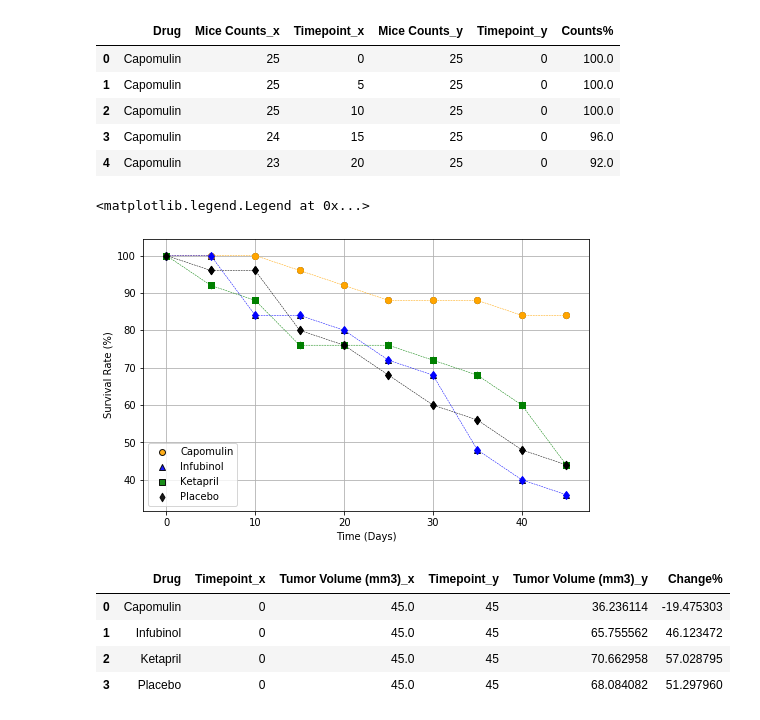
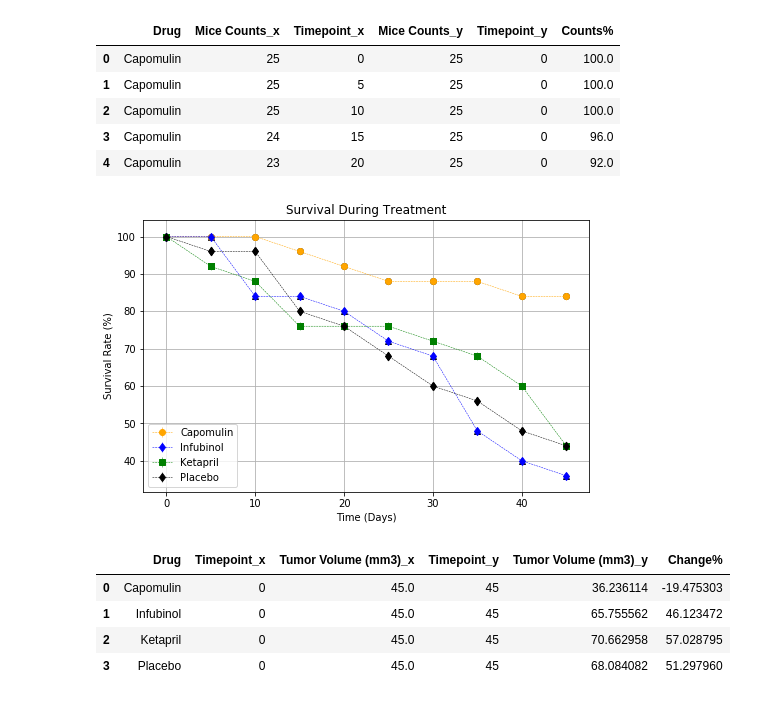
Before and after one commit to magogate/matplotlib-challenge, a Jupyter notebook: Pymaceuticals/pymaceuticals_starter.ipynb, the cells around one changed output. Drawn from its saved outputs; the diff is of its cells as text; code cells hidden in the pictures.

```diff
--- a/Pymaceuticals/pymaceuticals_starter.ipynb
+++ b/Pymaceuticals/pymaceuticals_starter.ipynb
@@ -230,47 +251,48 @@ plt.figure(figsize=(8,5))
 
 plt.scatter(df_main_data.loc[df_main_data["Drug"] == "Capomulin",["Timepoint_x"]]
             , df_main_data.loc[df_main_data["Drug"] == "Capomulin",["Counts%"]]
-            , marker="o", facecolors="orange", edgecolors="black", alpha=0.90, label="Capomulin")
+            , marker="o", facecolors="orange", edgecolors="black", alpha=0.90)
 plt.scatter(df_main_data.loc[df_main_data["Drug"] == "Infubinol",["Timepoint_x"]]
             , df_main_data.loc[df_main_data["Drug"] == "Infubinol",["Counts%"]]
-            , marker="^", facecolors="blue", edgecolors="black", alpha=0.90, label="Infubinol")
+            , marker="^", facecolors="blue", edgecolors="black", alpha=0.90)
 plt.scatter(df_main_data.loc[df_main_data["Drug"] == "Ketapril",["Timepoint_x"]]
             , df_main_data.loc[df_main_data["Drug"] == "Ketapril",["Counts%"]]
-            , marker="s", facecolors="green", edgecolors="black", alpha=0.90, label="Ketapril" )
+            , marker="s", facecolors="green", edgecolors="black", alpha=0.90 )
 plt.scatter(df_main_data.loc[df_main_data["Drug"] == "Placebo",["Timepoint_x"]]
             , df_main_data.loc[df_main_data["Drug"] == "Placebo",["Counts%"]]
-            , marker="d", facecolors="black", edgecolors="black", alpha=0.90, label="Placebo")
+            , marker="d", facecolors="black", edgecolors="black", alpha=0.90)
 
 plt.errorbar(x=df_main_data.loc[df_main_data["Drug"] == "Capomulin",["Timepoint_x"]].values
             , y=df_main_data.loc[df_main_data["Drug"] == "Capomulin",["Counts%"]].values
             , yerr=1
-            , color='orange', marker='o', linestyle='dashed', linewidth=0.5
+            , color='orange', marker='o', linestyle='dashed', linewidth=0.5, label="Capomulin"
             )
 plt.errorbar(x=df_main_data.loc[df_main_data["Drug"] == "Infubinol",["Timepoint_x"]].values
             , y=df_main_data.loc[df_main_data["Drug"] == "Infubinol",["Counts%"]].values
             , yerr=1
-            , color='blue', marker='d', linestyle='dashed', linewidth=0.5
+            , color='blue', marker='d', linestyle='dashed', linewidth=0.5, label="Infubinol"
             )
 plt.errorbar(x=df_main_data.loc[df_main_data["Drug"] == "Ketapril",["Timepoint_x"]].values
             , y=df_main_data.loc[df_main_data["Drug"] == "Ketapril",["Counts%"]].values
             , yerr=1
-            , color='green', marker='s', linestyle='dashed', linewidth=0.5
+            , color='green', marker='s', linestyle='dashed', linewidth=0.5, label="Ketapril"
             )
 plt.errorbar(x=df_main_data.loc[df_main_data["Drug"] == "Placebo",["Timepoint_x"]].values
             , y=df_main_data.loc[df_main_data["Drug"] == "Placebo",["Counts%"]].values
             , yerr=1
-            , color='black', marker='d', linestyle='dashed', linewidth=0.5
+            , color='black', marker='d', linestyle='dashed', linewidth=0.5, label="Placebo"
             )
 
 # plt.ylim(33, 74)
 
 plt.grid()
 plt.xlabel("Time (Days)")
 plt.ylabel("Survival Rate (%)")
 plt.legend(loc="lower left")
+plt.title("Survival During Treatment")
+plt.savefig('D:/MyWork/GeorgiaTech/ClassesWork/5_HomeWork-Matplotlib/SurvivalDuringTreatment.png')
 # %% [output]
-<matplotlib.legend.Legend at 0x...>
-[figure, old version]
+[figure, new version]
 # %%
 df_main_data = pd.DataFrame(list_mean_tumor_vol)
 
```
Also changed, not shown: parts of 6 cells of this notebook, 5 other files.
